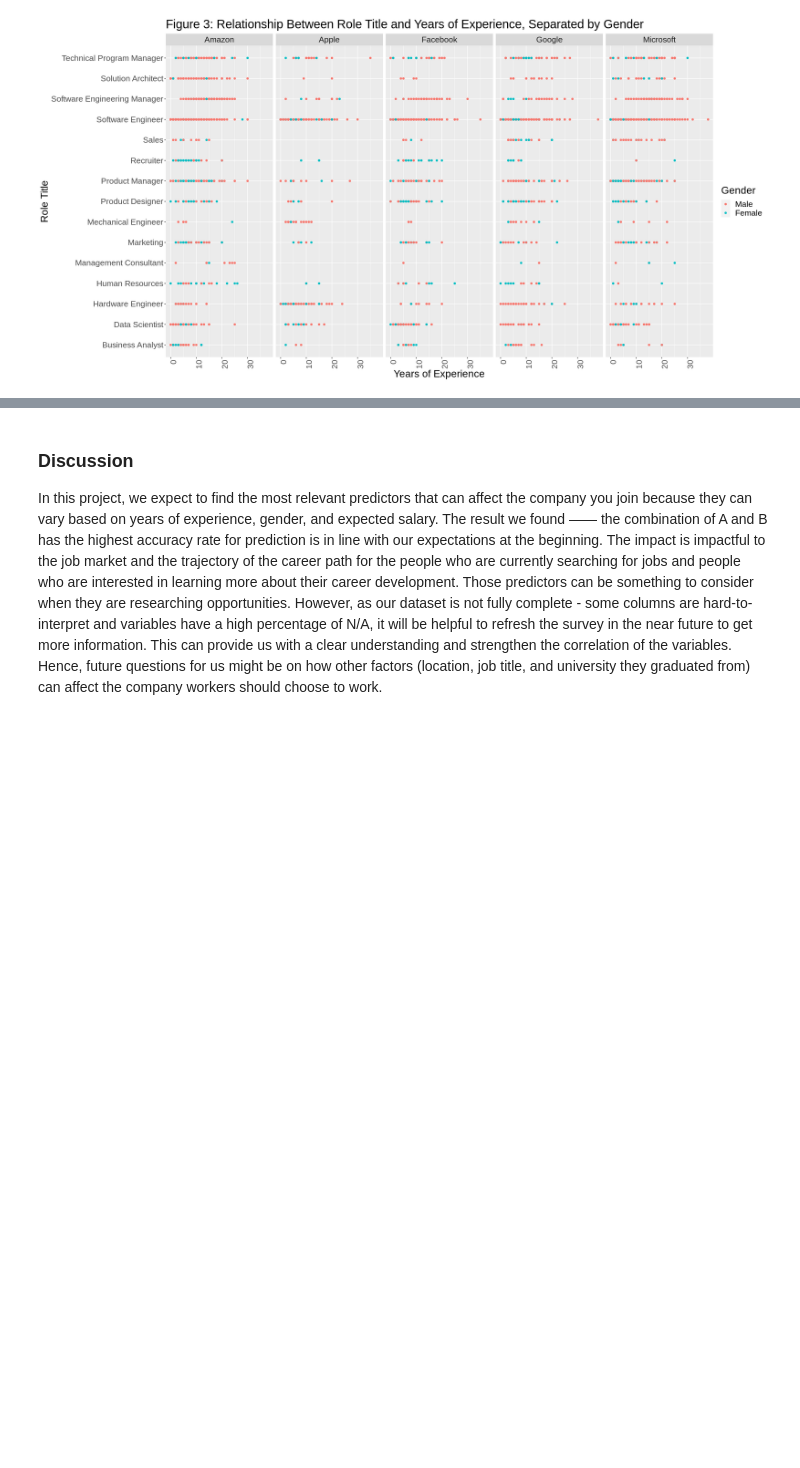
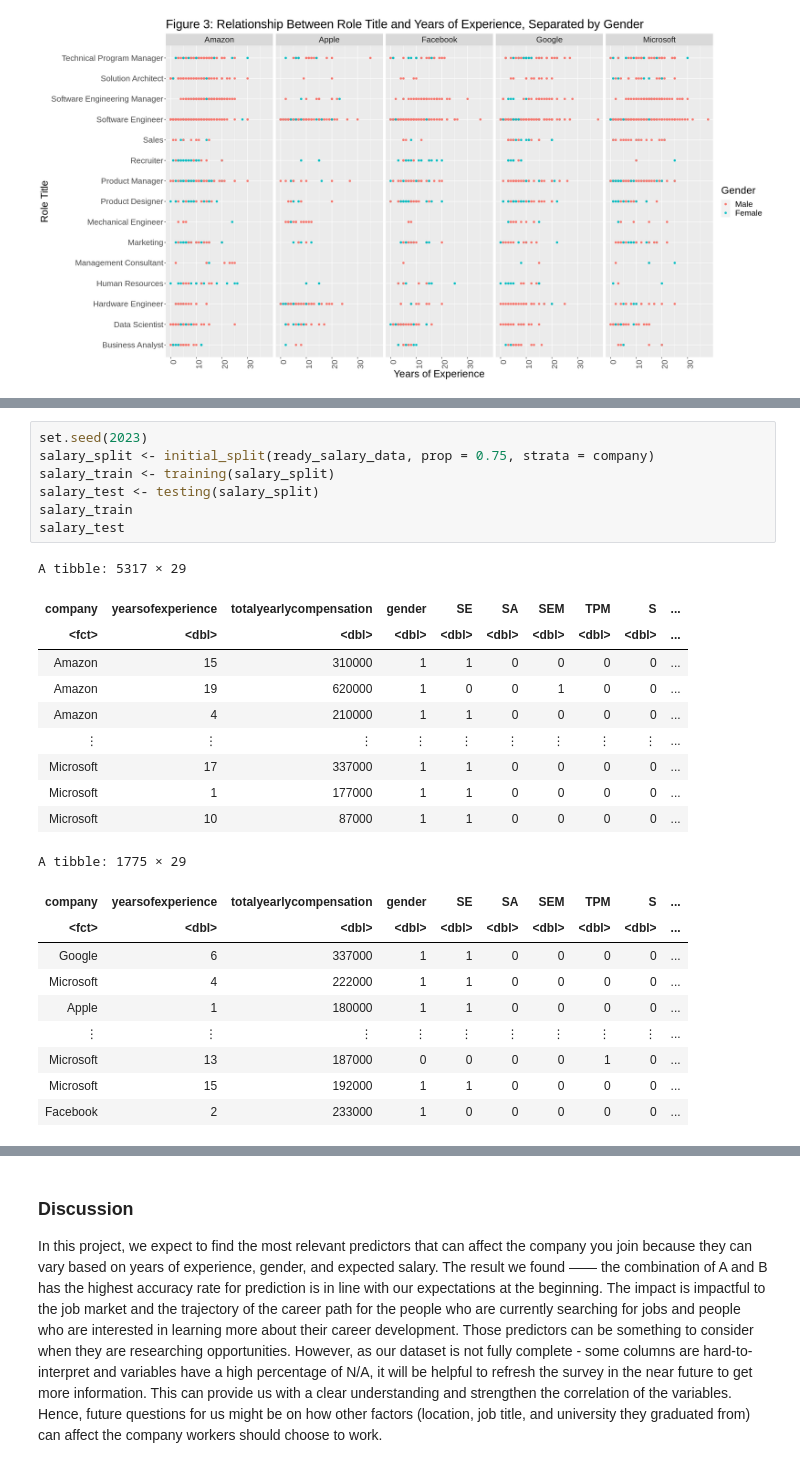
Before and after one commit to EdrickBelmiro/CareerPredictorDSCI100, a Jupyter notebook: Report Group19.ipynb, the cells around one changed output, grey strips where cells are left out. Cells and saved outputs as stored; diff of their text form; blank space fills up the shorter version.

```diff
--- a/Report Group19.ipynb
+++ b/Report Group19.ipynb
@@ -378,0 +449,28 @@ Before we start working on the classification process, we have to prepare our to
+# %%
+set.seed(2023)
+salary_split <- initial_split(ready_salary_data, prop = 0.75, strata = company)
+salary_train <- training(salary_split)
+salary_test <- testing(salary_split)
+salary_train
+salary_test
+# %% [output]
+A tibble: 5317 × 29
+| company | yearsofexperience | totalyearlycompensation | gender | SE | SA | SEM | TPM | S | ... |
+| <fct> | <dbl> | <dbl> | <dbl> | <dbl> | <dbl> | <dbl> | <dbl> | <dbl> | ... |
+| Amazon | 15 | 310000 | 1 | 1 | 0 | 0 | 0 | 0 | ... |
+| Amazon | 19 | 620000 | 1 | 0 | 0 | 1 | 0 | 0 | ... |
+| Amazon | 4 | 210000 | 1 | 1 | 0 | 0 | 0 | 0 | ... |
+| ⋮ | ⋮ | ⋮ | ⋮ | ⋮ | ⋮ | ⋮ | ⋮ | ⋮ | ... |
+| Microsoft | 17 | 337000 | 1 | 1 | 0 | 0 | 0 | 0 | ... |
+| Microsoft | 1 | 177000 | 1 | 1 | 0 | 0 | 0 | 0 | ... |
+| Microsoft | 10 | 87000 | 1 | 1 | 0 | 0 | 0 | 0 | ... |
+A tibble: 1775 × 29
+| company | yearsofexperience | totalyearlycompensation | gender | SE | SA | SEM | TPM | S | ... |
+| <fct> | <dbl> | <dbl> | <dbl> | <dbl> | <dbl> | <dbl> | <dbl> | <dbl> | ... |
+| Google | 6 | 337000 | 1 | 1 | 0 | 0 | 0 | 0 | ... |
+| Microsoft | 4 | 222000 | 1 | 1 | 0 | 0 | 0 | 0 | ... |
+| Apple | 1 | 180000 | 1 | 1 | 0 | 0 | 0 | 0 | ... |
+| ⋮ | ⋮ | ⋮ | ⋮ | ⋮ | ⋮ | ⋮ | ⋮ | ⋮ | ... |
+| Microsoft | 13 | 187000 | 0 | 0 | 0 | 0 | 1 | 0 | ... |
+| Microsoft | 15 | 192000 | 1 | 1 | 0 | 0 | 0 | 0 | ... |
+| Facebook | 2 | 233000 | 1 | 0 | 0 | 0 | 0 | 0 | ... |
```
Also changed, not shown: parts of 22 cells of this notebook.
